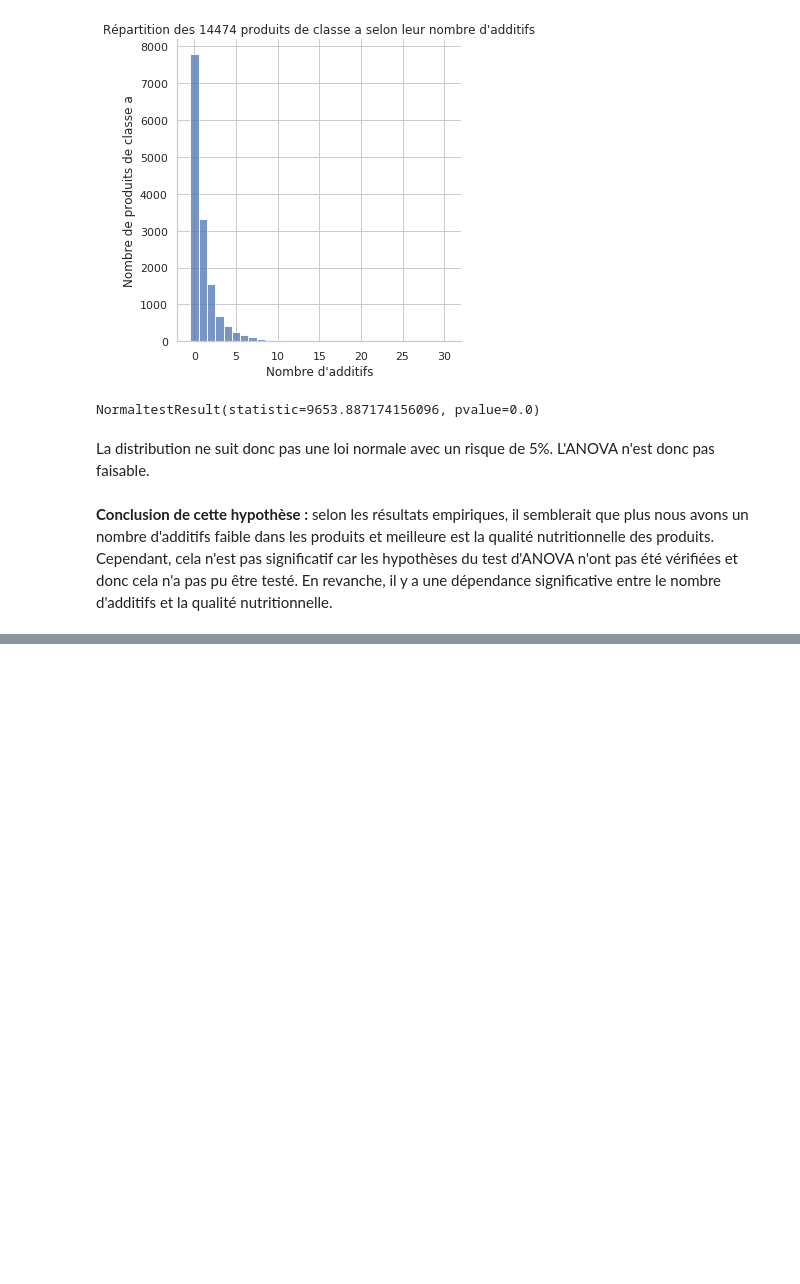
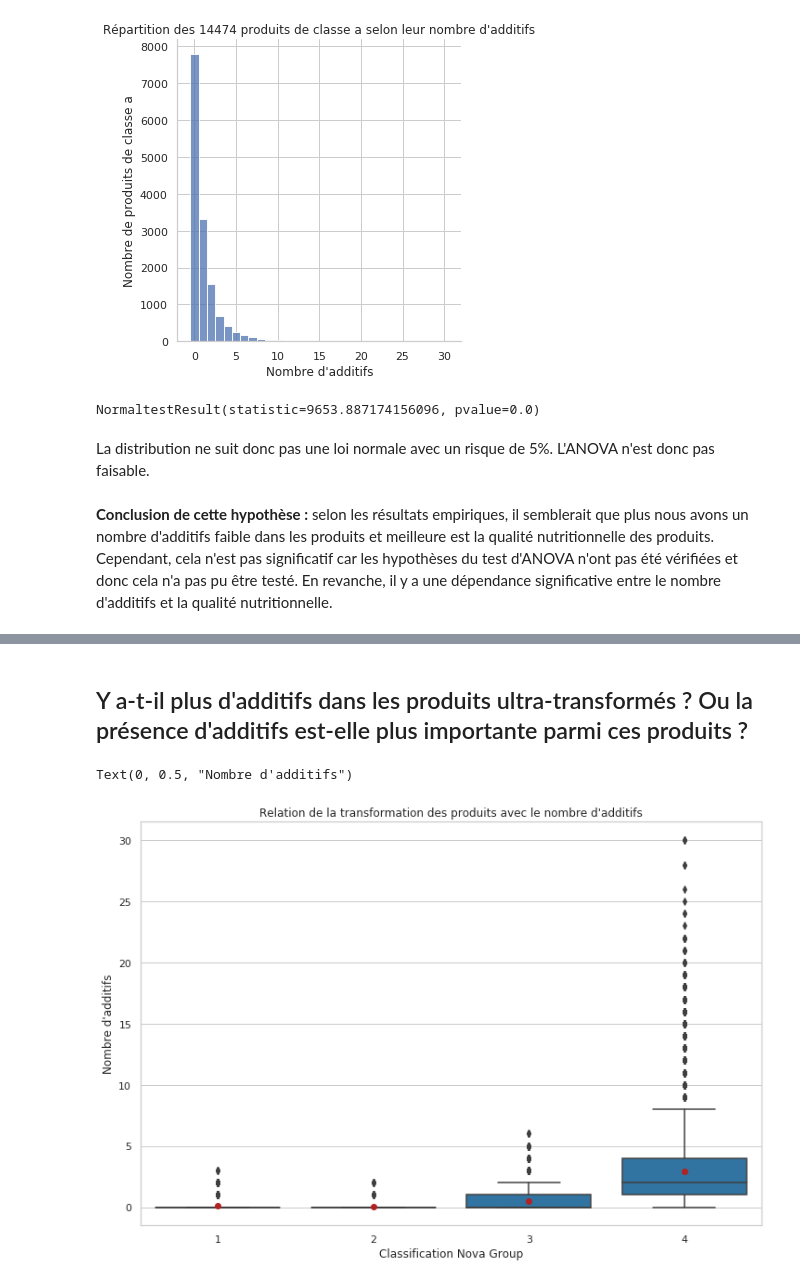
Before and after one commit to sebastienbourgeois/oc-p3-conception-application-sante-publique, a Jupyter notebook: PSante_02_notebookexploration.ipynb, the cells around one changed output, grey strips where cells are left out. Drawn from its saved outputs; the diff is of its cells as text; code cells hidden in the pictures; blank space fills up the shorter version.

Commit message:
Analyse bivariée entre le nombre d'additifs et la classification de la transformation des produits

```diff
--- a/PSante_02_notebookexploration.ipynb
+++ b/PSante_02_notebookexploration.ipynb
@@ -893,0 +912,18 @@ En revanche, il y a une dépendance significative entre le nombre d'additifs et
+# %% [markdown]
+## Y a-t-il plus d'additifs dans les produits ultra-transformés ? Ou la présence d'additifs est-elle plus importante parmi ces produits ?
+# %%
+meanprops = {'marker':'o', 'markeredgecolor':'firebrick',
+            'markerfacecolor':'firebrick'}
+
+plt.rcParams["figure.figsize"] = (12, 8)
+sns.boxplot(x='nova_group', y='additives_n',
+            data=open_food_facts_df, color='tab:blue',
+            order=[1, 2, 3, 4],
+            showmeans=True,
+            meanprops=meanprops)
+plt.title('Relation de la transformation des produits avec le nombre d\'additifs')
+plt.xlabel('Classification Nova Group')
+plt.ylabel('Nombre d\'additifs')
+# %% [output]
+Text(0, 0.5, "Nombre d'additifs")
+[figure, added]
```
Also changed, not shown: parts of 12 cells of this notebook.
